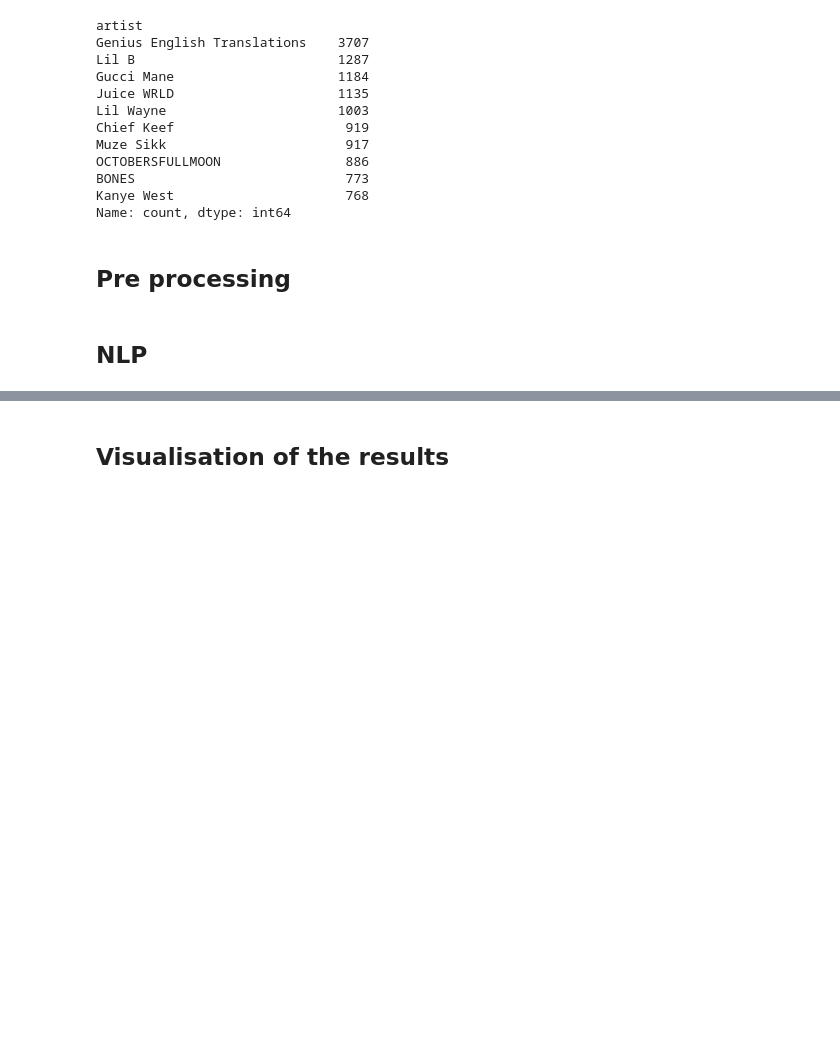
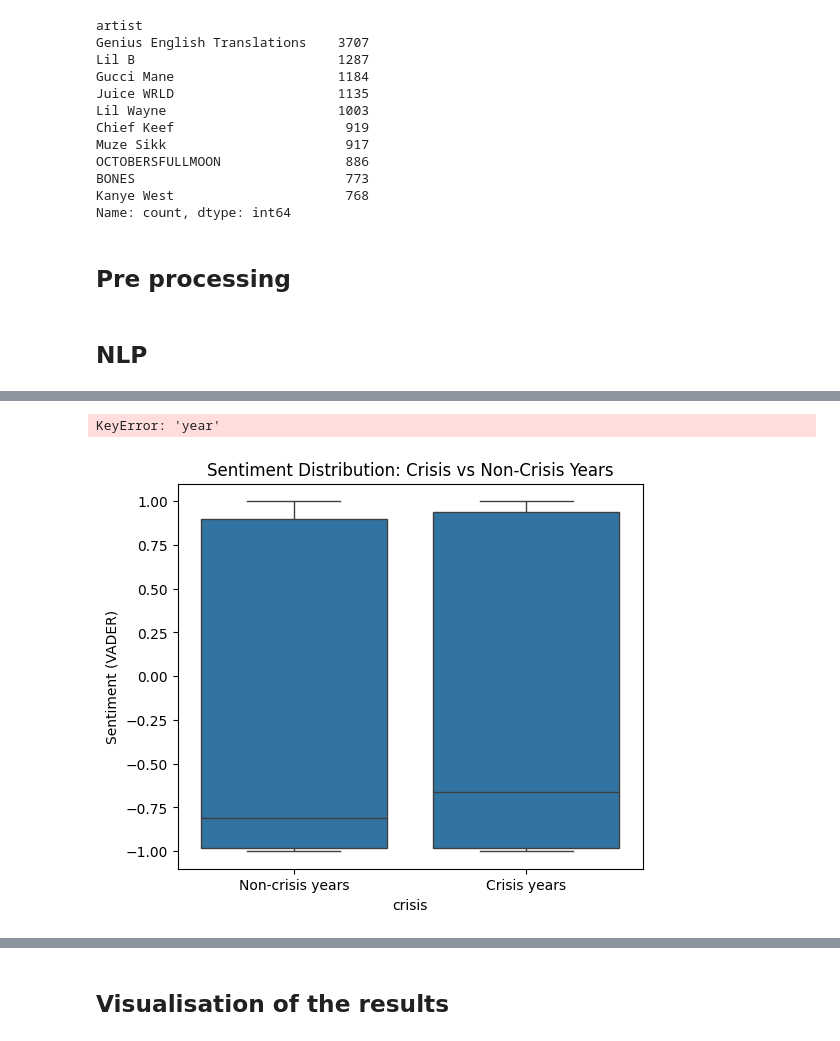
Before and after one commit to Isahrv/nlp_lyrics_analysis, a Jupyter notebook: code.ipynb, the cells around one changed output, grey strips where cells are left out. Cells and saved outputs as stored; diff of their text form; code cells hidden in the pictures; blank space fills up the shorter version.

```diff
--- a/code.ipynb
+++ b/code.ipynb
@@ -199,0 +267,12 @@ df["sentiment"] = df["clean_lyrics"].apply(vader_score)
+# %%
+df_top["rank_within_year"] = df_top.groupby("year")["views"].rank(method="first", ascending=False)
+# par contre, on a pas la date des views, donc la chanson a pu être populaire à une autre année
+# %%
+from vaderSentiment.vaderSentiment import SentimentIntensityAnalyzer
+
+analyzer = SentimentIntensityAnalyzer()
+
+df_top["sentiment"] = df_top["clean_lyrics"].apply(lambda x: analyzer.polarity_scores(x[:1000])["compound"])
+df_top["sentiment_neg"] = df_top["clean_lyrics"].apply(lambda x: analyzer.polarity_scores(x[:1000])["neg"])
+df_top["sentiment_pos"] = df_top["clean_lyrics"].apply(lambda x: analyzer.polarity_scores(x[:1000])["pos"])
+df_top["sentiment_neu"] = df_top["clean_lyrics"].apply(lambda x: analyzer.polarity_scores(x[:1000])["neu"])
@@ -199,0 +311,47 @@ df["sentiment"] = df["clean_lyrics"].apply(vader_score)
+# %%
+sentiment_year = (
+    df_sample
+    .groupby("year")["sentiment"]
+    .mean()
+    .reset_index()
+)
+
+plt.figure(figsize=(14,6))
+sns.lineplot(
+    data=sentiment_year,
+    x="year",
+    y="sentiment",
+    marker="o"
+)
+
+plt.axhline(0, color="black", linestyle="--", alpha=0.6)
+plt.title("Average Sentiment of Rap Lyrics per Year (VADER)")
+plt.xlabel("Year")
+plt.ylabel("Mean Sentiment (compound)")
+plt.grid(alpha=0.3)
+plt.show()
+# %% [output]
+KeyError: 'year'
+# %%
+crisis_years = [
+    1991,  # Gulf War
+    2001,  # 9/11
+    2008, 2009,  # Financial crisis
+    2020, 2021  # COVID
+]
+
+df_top["crisis"] = df_top["year"].isin(crisis_years)
+
+plt.figure(figsize=(6,5))
+sns.boxplot(
+    data=df_top,
+    x="crisis",
+    y="sentiment"
+)
+
+plt.xticks([0,1], ["Non-crisis years", "Crisis years"])
+plt.title("Sentiment Distribution: Crisis vs Non-Crisis Years")
+plt.ylabel("Sentiment (VADER)")
+plt.show()
+# %% [output]
+[figure, added]
```
Also changed, not shown: parts of 24 cells of this notebook, 2 other files.
